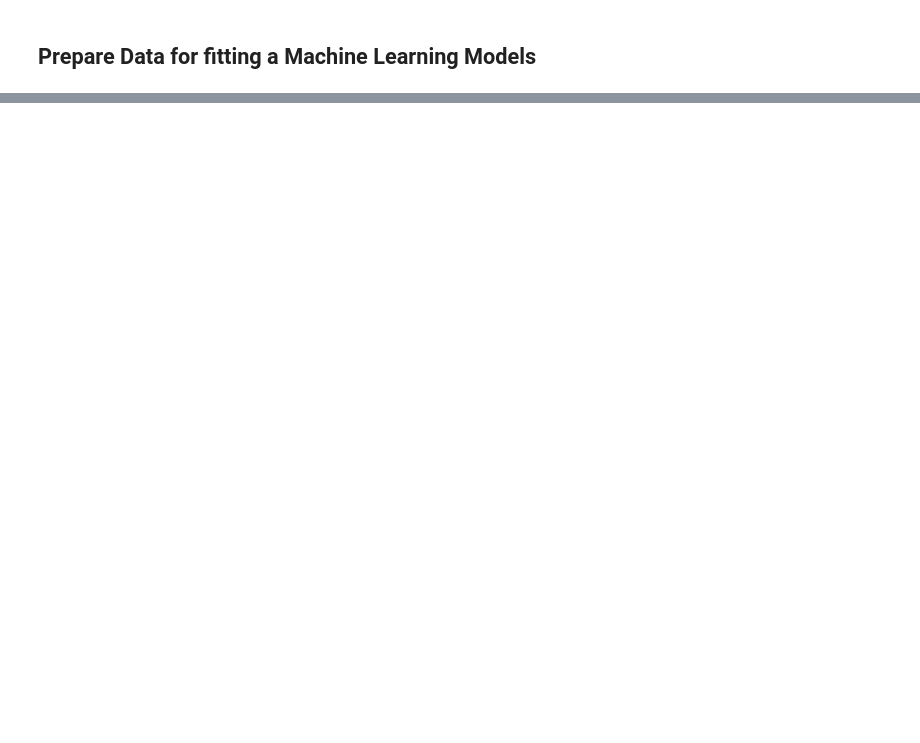
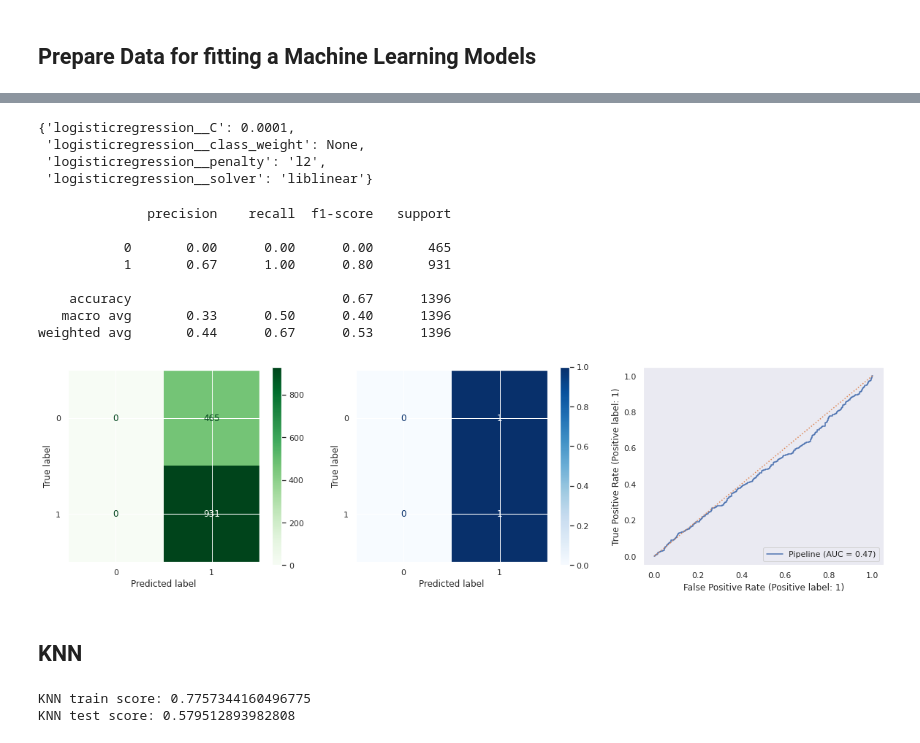
Before and after one commit to AliyevaO/Loan, a Jupyter notebook: Loan_project.ipynb, the cells around one changed output, grey strips where cells are left out. Drawn from its saved outputs; the diff is of its cells as text; code cells hidden in the pictures; blank space fills up the shorter version.

```diff
--- a/Loan_project.ipynb
+++ b/Loan_project.ipynb
@@ -368,0 +481,16 @@ plt.savefig('Average Applicant and CoApplicant income.png', dpi = 300);
+# %%
+#instantiate Logistic Regression (default version of model with default hyperparameters)
+logreg = LogisticRegression()
+
+#make pipeline with model and transformer
+logreg_pipe = make_pipeline(transformer, logreg)
+
+# fit model and print scores
+logreg_pipe.fit(X_train, y_train)
+
+#evaluate the accuracy of the model with default settings and print
+train_preds_log = logreg_pipe.predict(X_train)
+test_preds_log = logreg_pipe.predict(X_test)
+
+print('Logistic regression Train score:', accuracy_score(y_train, train_preds_log))
+print('Logistic regression Test score:', accuracy_score(y_test, test_preds_log))
@@ -368,0 +500,11 @@ plt.savefig('Average Applicant and CoApplicant income.png', dpi = 300);
+# %%
+#make a dictionary with parameters to tune the model
+params = {'logisticregression__penalty':['l2','l1'],
+          'logisticregression__C':[0.0001, .001, .01, .1, 1, 10, 100],
+          'logisticregression__class_weight':[None, 'balanced'],
+          'logisticregression__solver': ['liblinear']}
+# %%
+#use GridSearchCV to find best parameters for the model
+logreg_grid = GridSearchCV(logreg_pipe, params)
+
+logreg_grid.fit(X_train, y_train)
@@ -368,0 +532,44 @@ plt.savefig('Average Applicant and CoApplicant income.png', dpi = 300);
+# %%
+#check best parameters for the model
+logreg_grid.best_params_
+# %% [output]
+{'logisticregression__C': 0.0001,
+ 'logisticregression__class_weight': None,
+ 'logisticregression__penalty': 'l2',
+ 'logisticregression__solver': 'liblinear'}
+# %%
+#make the best version of the model from the gridsearch object
+best_logreg = logreg_grid.best_estimator_
+# %%
+#display a classification report, confusion matrix and ROC AUC for Logic Regression with best parameters
+evaluate_classification(best_logreg, X_test, y_test)
+# %% [output]
+              precision    recall  f1-score   support
+
+           0       0.00      0.00      0.00       465
+           1       0.67      1.00      0.80       931
+
+    accuracy                           0.67      1396
+   macro avg       0.33      0.50      0.40      1396
+weighted avg       0.44      0.67      0.53      1396
+[figure, added]
+# %% [markdown]
+## KNN
+# %%
+#instantiate KNN (default version of model with default hyperparameters)
+knn = KNeighborsClassifier(n_neighbors=3)
+
+#make pipeline with model and transformer
+knn_pipe = make_pipeline(transformer, knn)
+
+#fit model and print scores
+knn_pipe.fit(X_train, y_train)
+
+train_preds_knn = knn_pipe.predict(X_train)
+test_preds_knn = knn_pipe.predict(X_test)
+
+print('KNN train score:', accuracy_score(y_train, train_preds_knn))
+print('KNN test score:', accuracy_score(y_test, test_preds_knn))
+# %% [output]
+KNN train score: 0.7757344160496775
+KNN test score: 0.579512893982808
```
Also changed, not shown: parts of 58 cells of this notebook.
